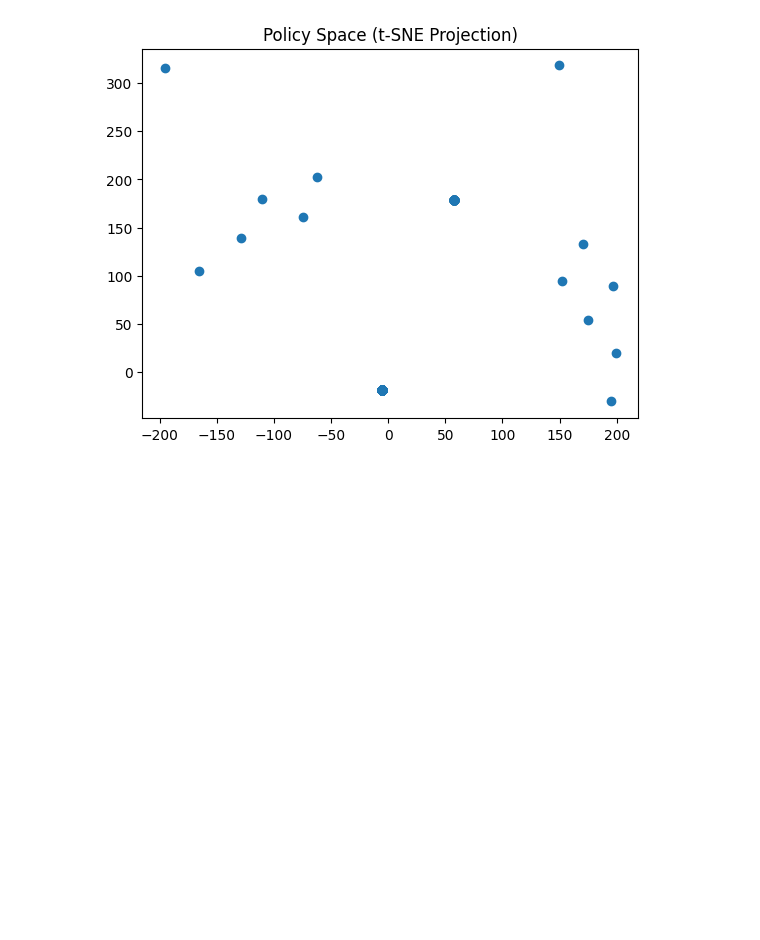
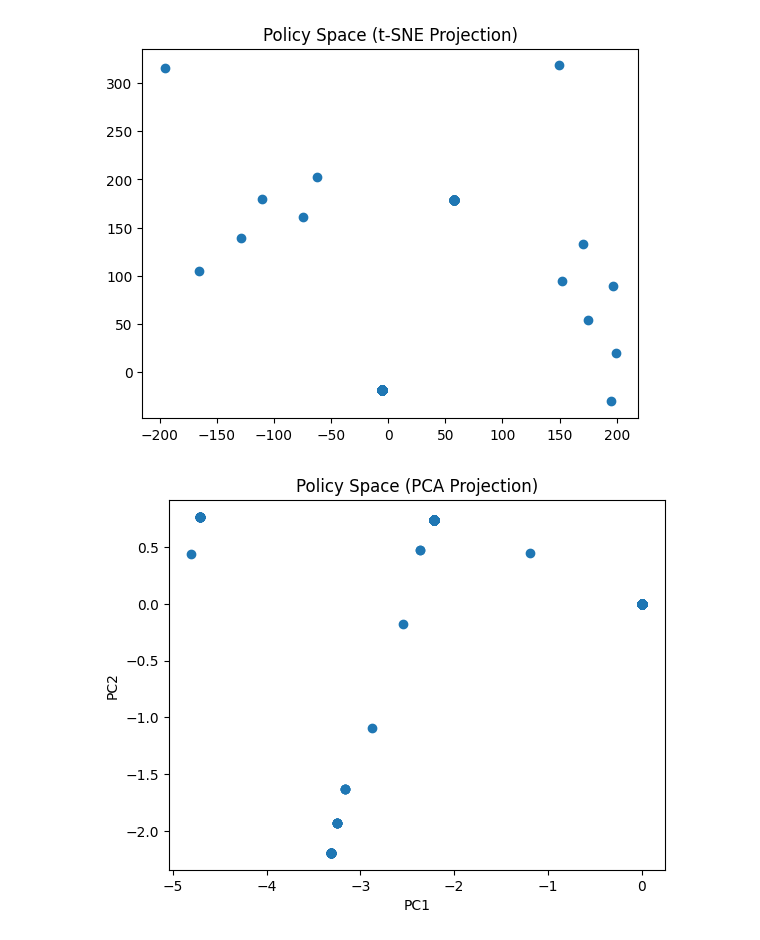
Before and after one commit to rhoP/RL, a Jupyter notebook: exps/scratch/ps_vis.ipynb, the cells around one changed output. Drawn from its saved outputs; the diff is of its cells as text; code cells hidden in the pictures; blank space fills up the shorter version.

```diff
--- a/exps/scratch/ps_vis.ipynb
+++ b/exps/scratch/ps_vis.ipynb
@@ -86,7 +88,7 @@ def train_with_tracking(env_name="FrozenLake-v1", num_episodes=100000):
 
     return parameter_history, success_history, network
 # %%
-param_hist, success_hist, net = train_with_tracking()
+param_hist, success_hist, net = train_with_tracking(env)
 # %%
 succ_inds = [i for i, s in enumerate(success_hist) if s == 1]
 # %%
@@ -180,0 +219,31 @@ Text(0.5, 1.0, 'Policy Space (t-SNE Projection)')
+# %%
+env = gym.make("FrozenLake-v1", is_slippery=True)
+env = CustomSlipperyFrozenLake(env)
+# %%
+param_hist, success_hist, net = train_with_tracking(env)
+# %%
+succ_inds = [i for i, s in enumerate(success_hist) if s == 1]
+policy_vecs = []
+
+for i in range(len(param_hist)):
+    # Load parameters into network
+    param_vector = param_hist[i]
+    hidden_size = net.hidden.weight.numel()
+    net.hidden.weight.data = torch.tensor(param_vector[:hidden_size].reshape(net.hidden.weight.shape), dtype=torch.float32)
+    net.output.weight.data = torch.tensor(param_vector[hidden_size:].reshape(net.output.weight.shape), dtype=torch.float32)
+
+    # Get policy outputs
+    policy_output = get_policy_outputs(net, env)
+    policy_vecs.append(policy_output.flatten())
+# %%
+# Reduce to 2D for visualization
+pca = PCA(n_components=2)
+X_pca = pca.fit_transform(policy_vecs)
+
+plt.scatter(X_pca[:, 0], X_pca[:, 1])
+plt.title("Policy Space (PCA Projection)")
+plt.xlabel("PC1")
+plt.ylabel("PC2")
+plt.show()
+# %% [output]
+[figure, added]
```
Also changed, not shown: parts of 6 cells of this notebook.
